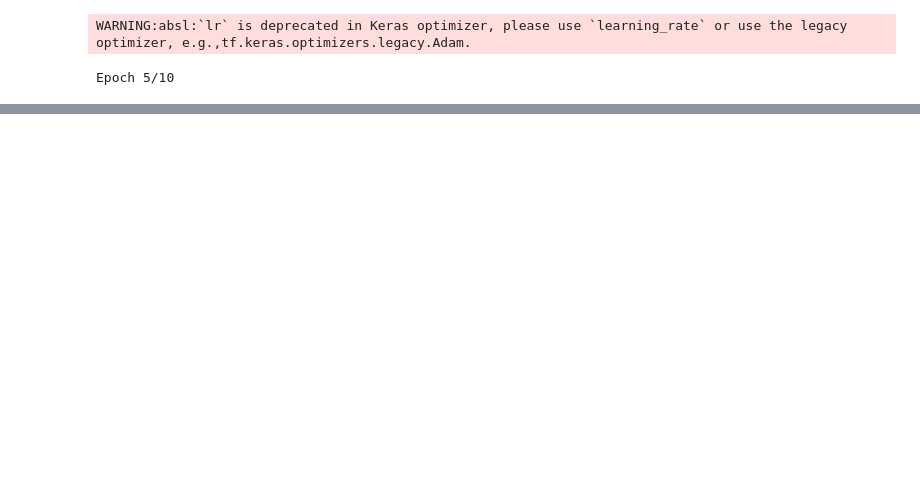
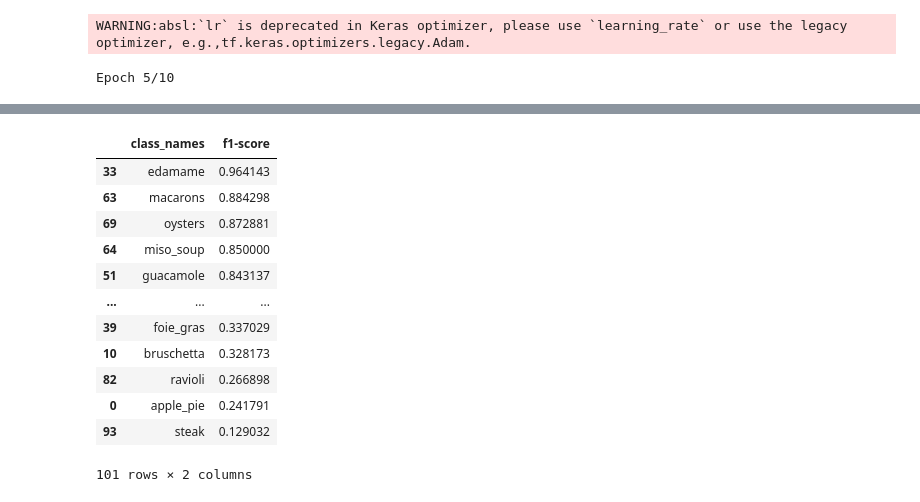
Before and after one commit to khanabdulmajid/tensorflow_deep_learning, a Jupyter notebook: 06__Transfer_learning_in_tensorflow_part_3_scaling_up.ipynb, the cells around one changed output, grey strips where cells are left out. Drawn from its saved outputs; the diff is of its cells as text; code cells hidden in the pictures; blank space fills up the shorter version.

```diff
--- a/06__Transfer_learning_in_tensorflow_part_3_scaling_up.ipynb
+++ b/06__Transfer_learning_in_tensorflow_part_3_scaling_up.ipynb
@@ -160,0 +261,2 @@ Epoch 5/10
+# %%
+class_names=test_data.class_names
@@ -160,0 +297,6 @@ Epoch 5/10
+# %%
+from sklearn.metrics import classification_report
+
+classification_report_dict=classification_report(y_true=labels,
+                            y_pred=pred_classes,
+                                                 output_dict=True)
@@ -160,0 +323,10 @@ Epoch 5/10
+# %%
+# lets plot all of our classes f1Score
+#create an empty dictionary
+class_f1_score={}
+for k,v in classification_report_dict.items():
+  if k=="accuracy":
+    break
+  else:
+    class_f1_score[class_names[int(k)]] = v["f1-score"]
+class_f1_score
@@ -160,0 +351,21 @@ Epoch 5/10
+# %%
+import pandas as pd
+
+# turnn f1 scores in data Fame
+f1_scores=pd.DataFrame.from_dict({"class_names":list(class_f1_score.keys()),"f1-score":list(class_f1_score.values())}).sort_values("f1-score",ascending=False)
+# %%
+f1_scores
+# %% [output]
+|  | class_names | f1-score |
+| 33 | edamame | 0.964143 |
+| 63 | macarons | 0.884298 |
+| 69 | oysters | 0.872881 |
+| 64 | miso_soup | 0.850000 |
+| 51 | guacamole | 0.843137 |
+| ... | ... | ... |
+| 39 | foie_gras | 0.337029 |
+| 10 | bruschetta | 0.328173 |
+| 82 | ravioli | 0.266898 |
+| 0 | apple_pie | 0.241791 |
+| 93 | steak | 0.129032 |
+101 rows × 2 columns
```
Also changed, not shown: parts of 32 cells of this notebook.
